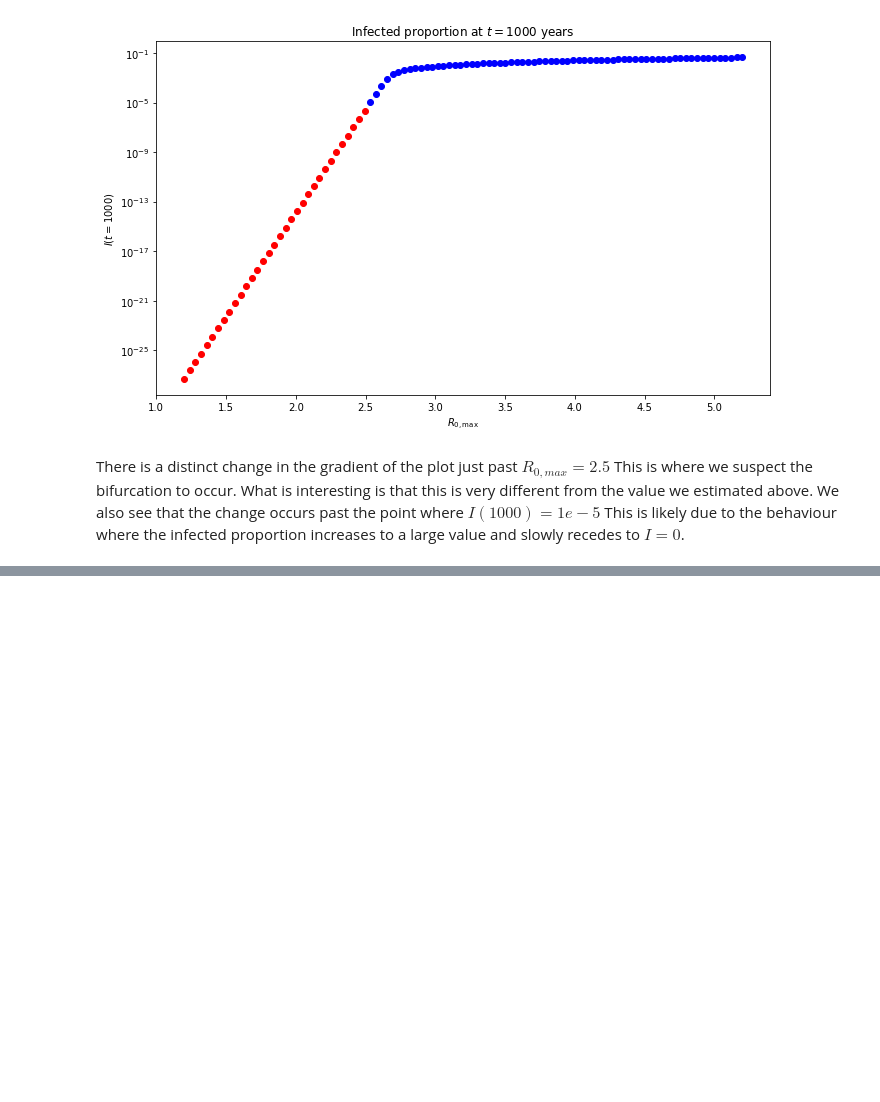
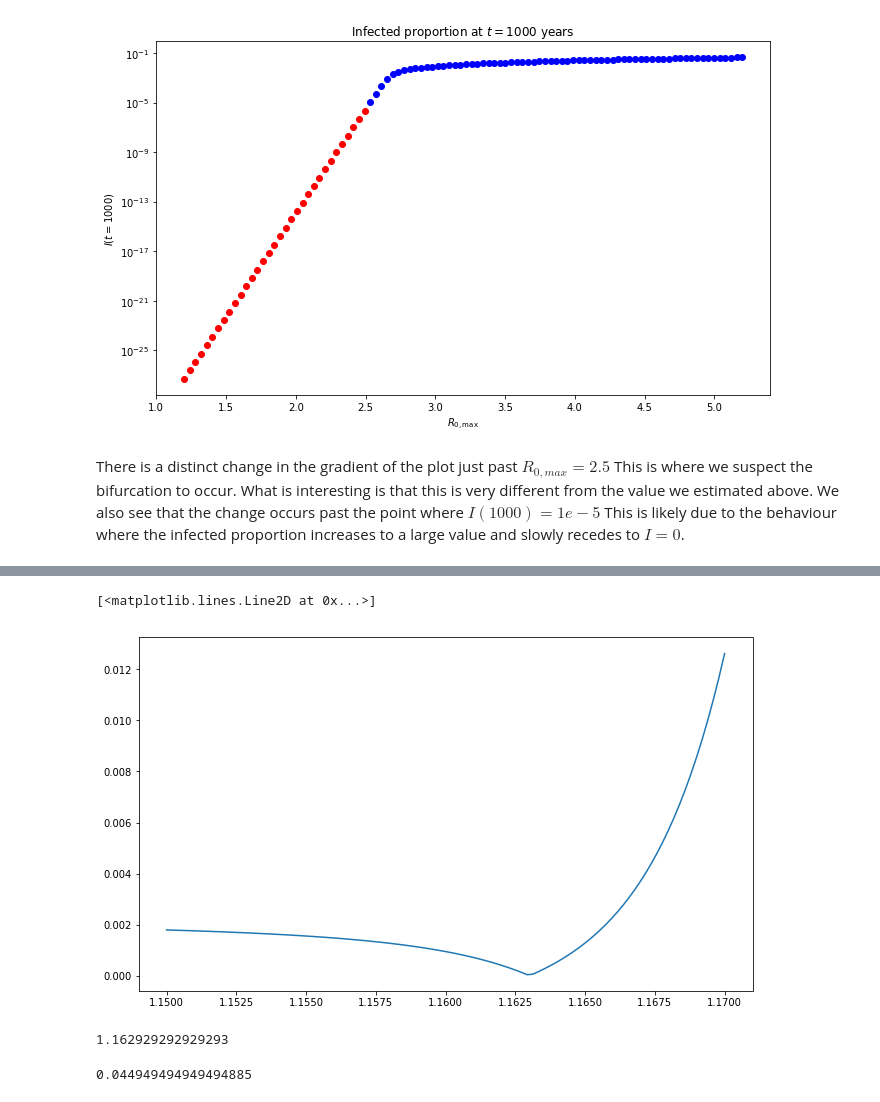
Before and after one commit to dwu402/self-harm, a Jupyter notebook: climate_forward.ipynb, the cells around one changed output, grey strips where cells are left out. Saved outputs shown, nothing was run; the diff lists cells and outputs as text; code cells hidden in the pictures; blank space fills up the shorter version.

```diff
--- a/climate_forward.ipynb
+++ b/climate_forward.ipynb
@@ -573,0 +614,31 @@ There is a distinct change in the gradient of the plot just past $R_{0,max} = 2.
+# %%
+def model_to_fit_to(p):
+    return lambda t, y: climate.model(t, y, [0.01, 0.9, p, p, 0.99, 0.6, 180], [1, 0])
+# %%
+pspace = np.linspace(1.15, 1.17, 100)
+sols = []
+for p in pspace:
+    model = model_to_fit_to(p)
+    sol_p = integrate.solve_ivp(model, [0, 1000],
+                                [1-infected_fraction, infected_fraction, 0, 0, 0],
+                                max_step=1/12, dense_output=True)
+    sols.append(sol_p.sol)
+# %%
+test_times = np.linspace(0, 500, 144*500)
+distances = [np.linalg.norm(sol_true.sol(test_times)[1] - solg(test_times)[1]) for solg in sols]
+plt.figure()
+plt.plot(pspace, distances)
+# %% [output]
+[<matplotlib.lines.Line2D at 0x...>]
+[figure, added]
+# %%
+pidx = np.argmin(distances)
+repr_param = pspace[pidx]
+repr_param
+# %% [output]
+1.162929292929293
+# %%
+eff_strength = (repr_param-1.1)/(2.5-1.1)
+eff_strength
+# %% [output]
+0.044949494949494885
```
Also changed, not shown: parts of 15 cells of this notebook.
